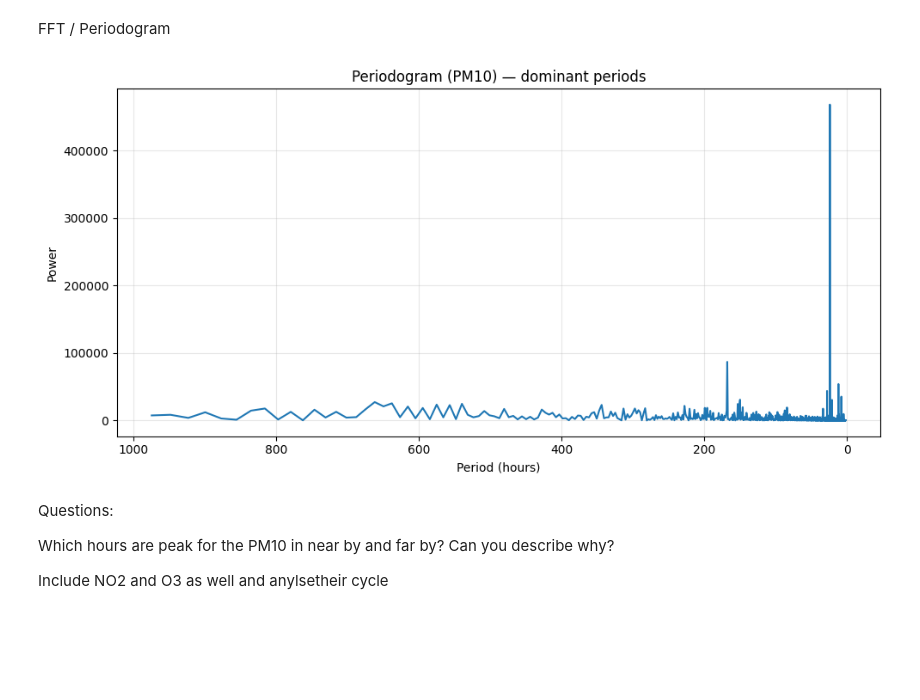
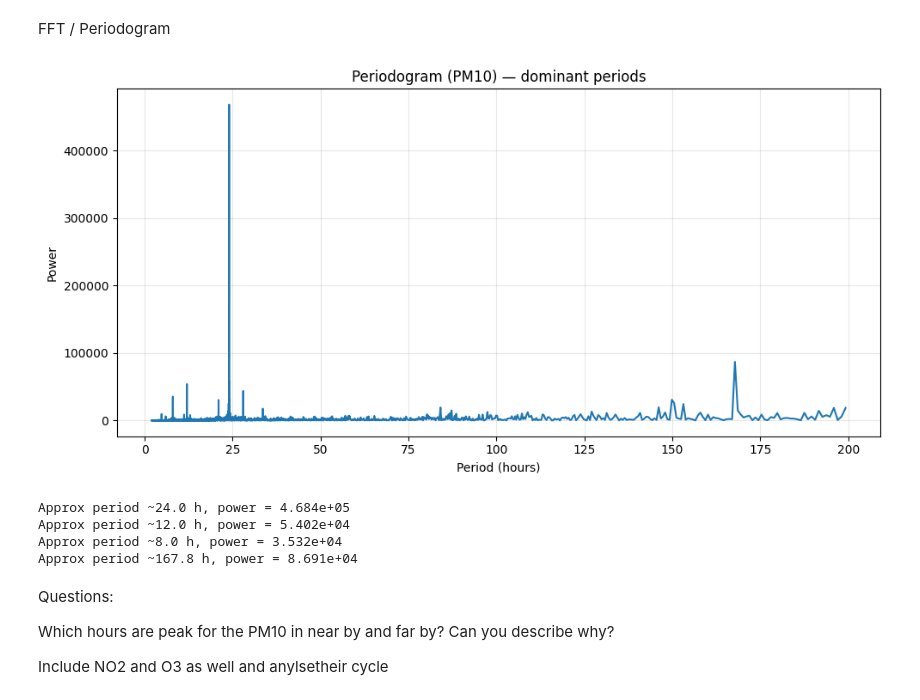
Before and after one commit to SteWey0/uef-data-mining, a Jupyter notebook: Code/topic_3/Exercise_3.ipynb, the cells around one changed output. Saved outputs shown, nothing was run; the diff lists cells and outputs as text; code cells hidden in the pictures; blank space fills up the shorter version.

```diff
--- a/Code/topic_3/Exercise_3.ipynb
+++ b/Code/topic_3/Exercise_3.ipynb
@@ -507,39 +600,44 @@ x = x.fillna(method="bfill")   # backfill if still NaN at start
 # 3) Detrend and demean (center the series)
 t = np.arange(len(x))
 # simple linear detrend via polyfit
 m, b = np.polyfit(t, x.values, 1)
 x_detr = x.values - (m*t + b)
 x_detr = x_detr - np.mean(x_detr)
 
 # 4) Real FFT (one-sided spectrum)
 X = np.fft.rfft(x_detr)
 freqs = np.fft.rfftfreq(len(x_detr), d=1.0)  # d=1.0 hour between points
 power = (np.abs(X)**2) / len(x_detr)         # simple power scaling
 
 # 5) Convert frequency (cycles/hour) to period (hours); avoid freq=0
 eps = 1e-12
 period_hours = 1.0 / np.maximum(freqs, eps)
 
 # 6) Plot power vs period (focus on practical range, e.g., 2h–1000h)
-mask = (period_hours >= 2) & (period_hours <= 1000)
+mask = (period_hours >= 2) & (period_hours <= 200)
 plt.figure(figsize=(10,5))
 plt.plot(period_hours[mask], power[mask])
-plt.gca().invert_xaxis()  # optional: put shorter periods on the right
+#plt.gca().invert_xaxis()  # optional: put shorter periods on the right
 plt.xlabel("Period (hours)"); plt.ylabel("Power")
 plt.title("Periodogram (PM10) — dominant periods")
 plt.grid(True, alpha=0.3)
+# plt.yscale('log')
 plt.tight_layout(); plt.show()
 
 # 7) Print power near classic periods: 24h and 168h (weekly)
 def power_near(period_target, tol=1.0):
     idx = np.argmin(np.abs(period_hours - period_target))
     return period_hours[idx], power[idx]
 
-#for ph in [24, 12, 8, 168]:
-#    ph_est, p_est = power_near(ph, tol=1.0)
-#    print(f"Approx period ~{ph_est:.1f} h, power = {p_est:.3e}")
+for ph in [24, 12, 8, 168]:
+   ph_est, p_est = power_near(ph, tol=1.0)
+   print(f"Approx period ~{ph_est:.1f} h, power = {p_est:.3e}")
 # %% [output]
-[figure, old version]
+[figure, new version]
+Approx period ~24.0 h, power = 4.684e+05
+Approx period ~12.0 h, power = 5.402e+04
+Approx period ~8.0 h, power = 3.532e+04
+Approx period ~167.8 h, power = 8.691e+04
 # %% [markdown]
 Questions:
 
```
Also changed, not shown: parts of 13 cells of this notebook, 2 other files.
